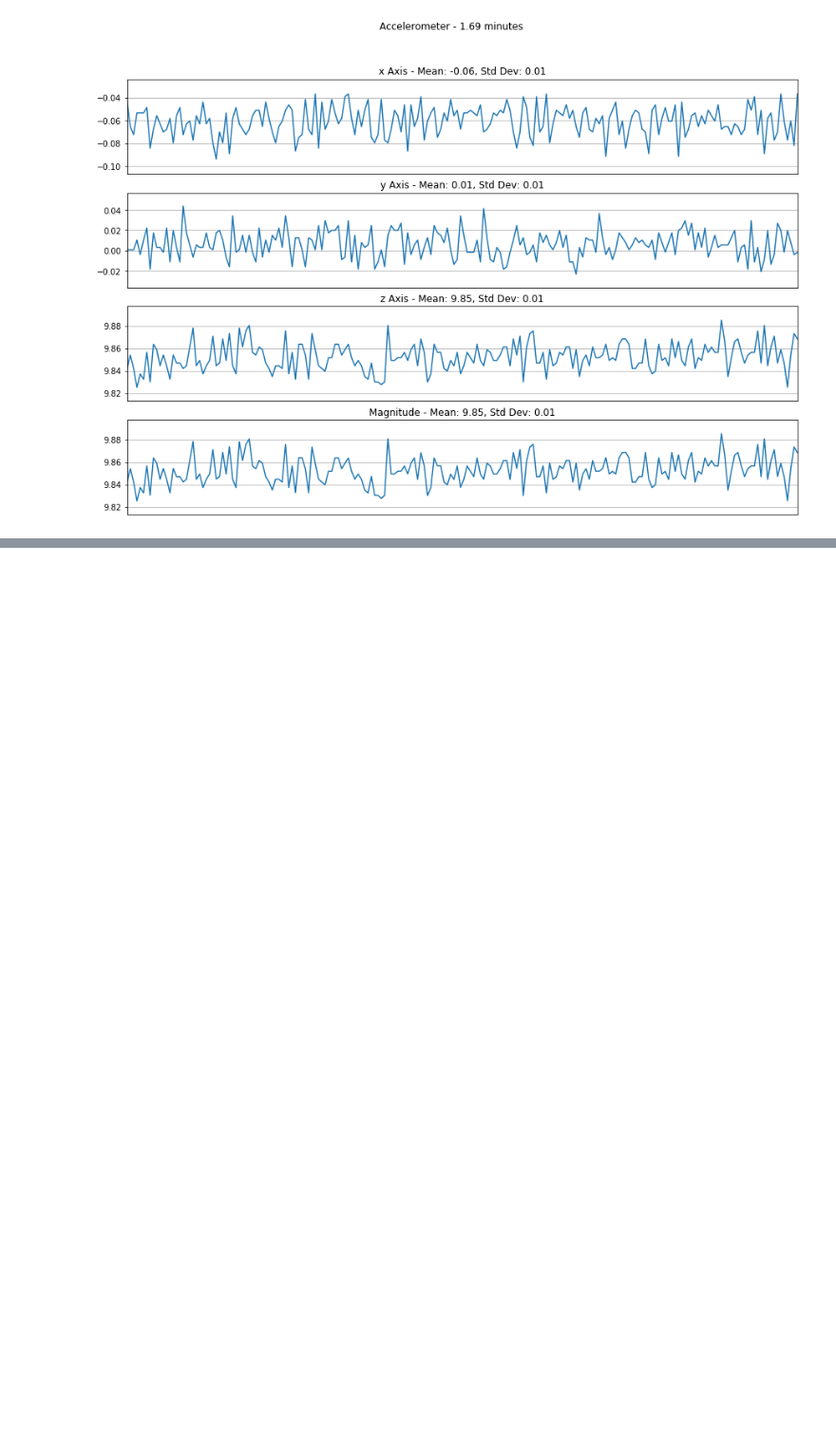
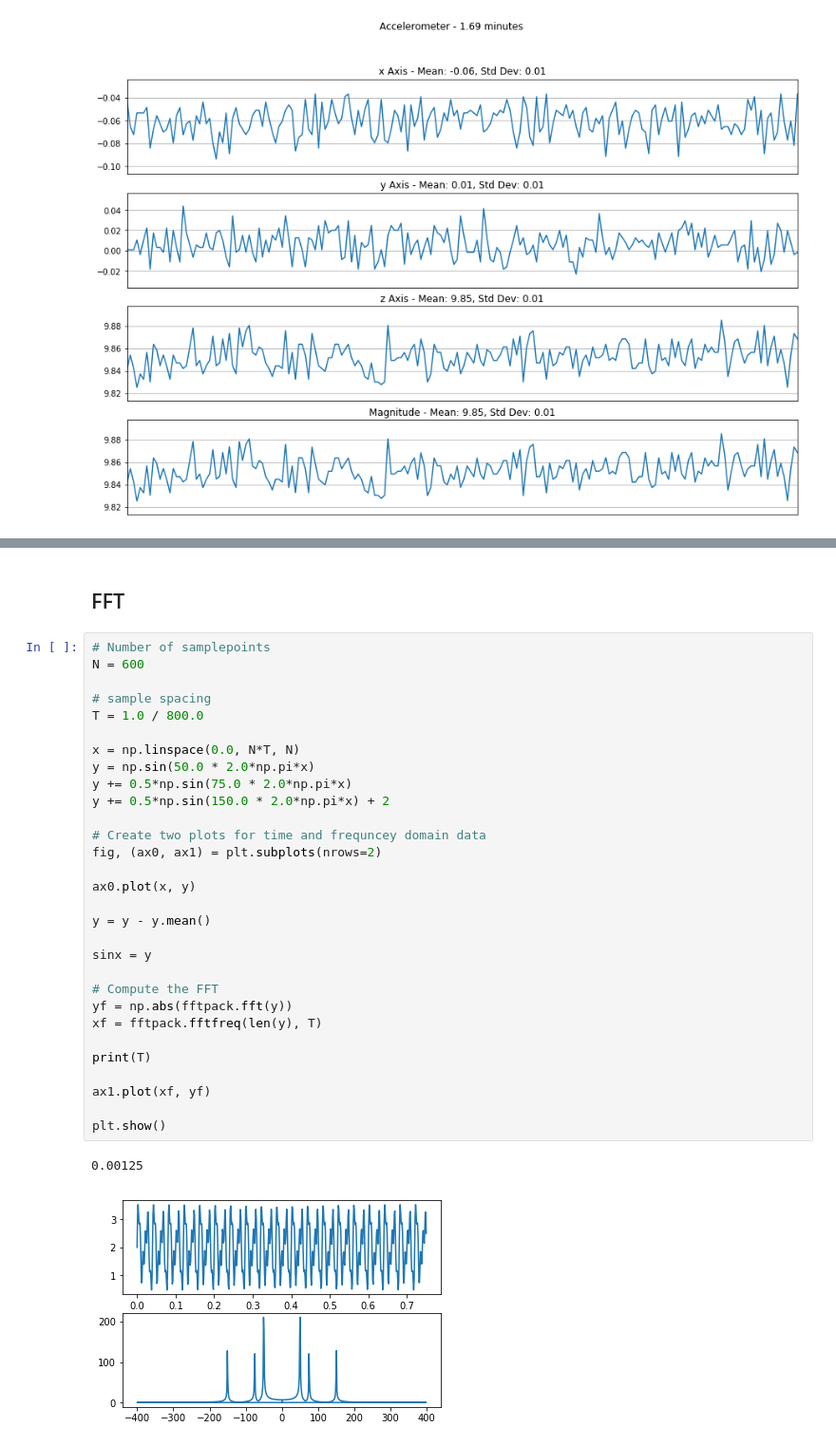
Before and after one commit to dufferzafar/accelphone, a Jupyter notebook: Sensor Data.ipynb, the cells around one changed output, grey strips where cells are left out. Shown at 95% size. Cells and saved outputs as stored; diff of their text form; blank space fills up the shorter version.

```diff
--- a/Sensor Data.ipynb
+++ b/Sensor Data.ipynb
@@ -94,0 +95,35 @@ plot_csv(alarm)
+# %% [markdown]
+## FFT
+# %%
+# Number of samplepoints
+N = 600
+
+# sample spacing
+T = 1.0 / 800.0
+
+x = np.linspace(0.0, N*T, N)
+y = np.sin(50.0 * 2.0*np.pi*x)
+y += 0.5*np.sin(75.0 * 2.0*np.pi*x)
+y += 0.5*np.sin(150.0 * 2.0*np.pi*x) + 2
+
+# Create two plots for time and frequncey domain data
+fig, (ax0, ax1) = plt.subplots(nrows=2)
+
+ax0.plot(x, y)
+
+y = y - y.mean()
+
+sinx = y
+
+# Compute the FFT
+yf = np.abs(fftpack.fft(y))
+xf = fftpack.fftfreq(len(y), T)
+
+print(T)
+
+ax1.plot(xf, yf)
+
+plt.show()
+# %% [output]
+0.00125
+[figure, added]
```
Also changed, not shown: parts of 18 cells of this notebook.
